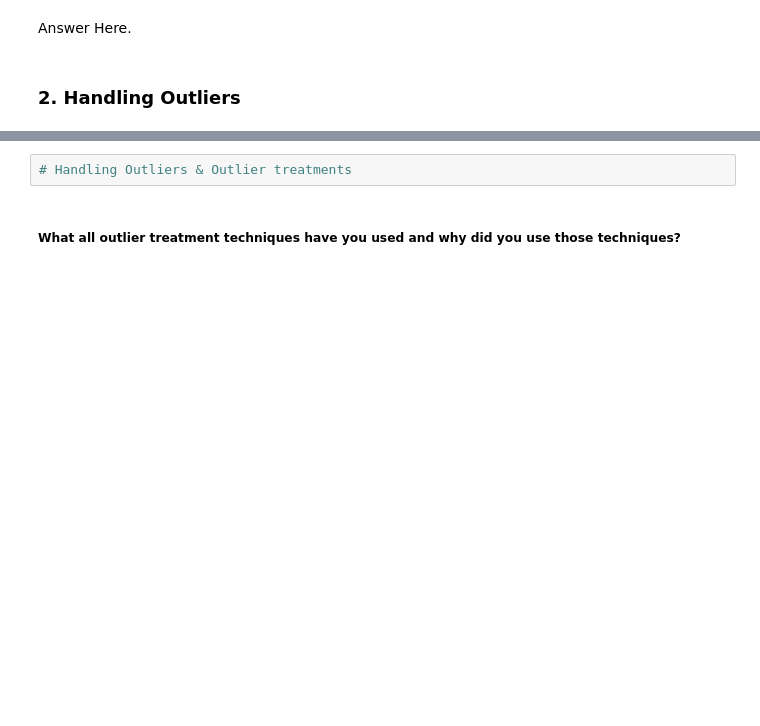
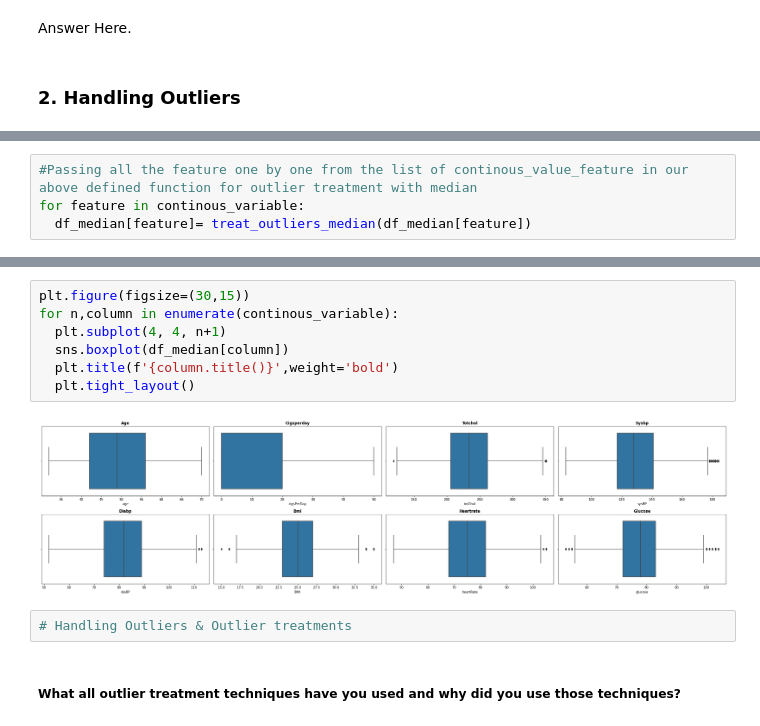
Before and after one commit to Shahrukh2016/Cardiovascular_Risk_Prediction, a Jupyter notebook: IndividualColab_CardiovascularRiskPrediction.ipynb, the cells around one changed output, grey strips where cells are left out. Cells and saved outputs as stored; diff of their text form; blank space fills up the shorter version.

```diff
--- a/IndividualColab_CardiovascularRiskPrediction.ipynb
+++ b/IndividualColab_CardiovascularRiskPrediction.ipynb
@@ -818,0 +967,4 @@ Answer Here.
+# %%
+#Passing all the feature one by one from the list of continous_value_feature in our above defined function for outlier treatment with median
+for feature in continous_variable:
+  df_median[feature]= treat_outliers_median(df_median[feature])
@@ -819,3 +984,12 @@ Answer Here.
+# %%
+plt.figure(figsize=(30,15))
+for n,column in enumerate(continous_variable):
+  plt.subplot(4, 4, n+1)
+  sns.boxplot(df_median[column])
+  plt.title(f'{column.title()}',weight='bold')
+  plt.tight_layout()
+# %% [output]
+[figure, added]
 # %%
 # Handling Outliers & Outlier treatments
 # %% [markdown]
```
Also changed, not shown: parts of 13 cells of this notebook.
